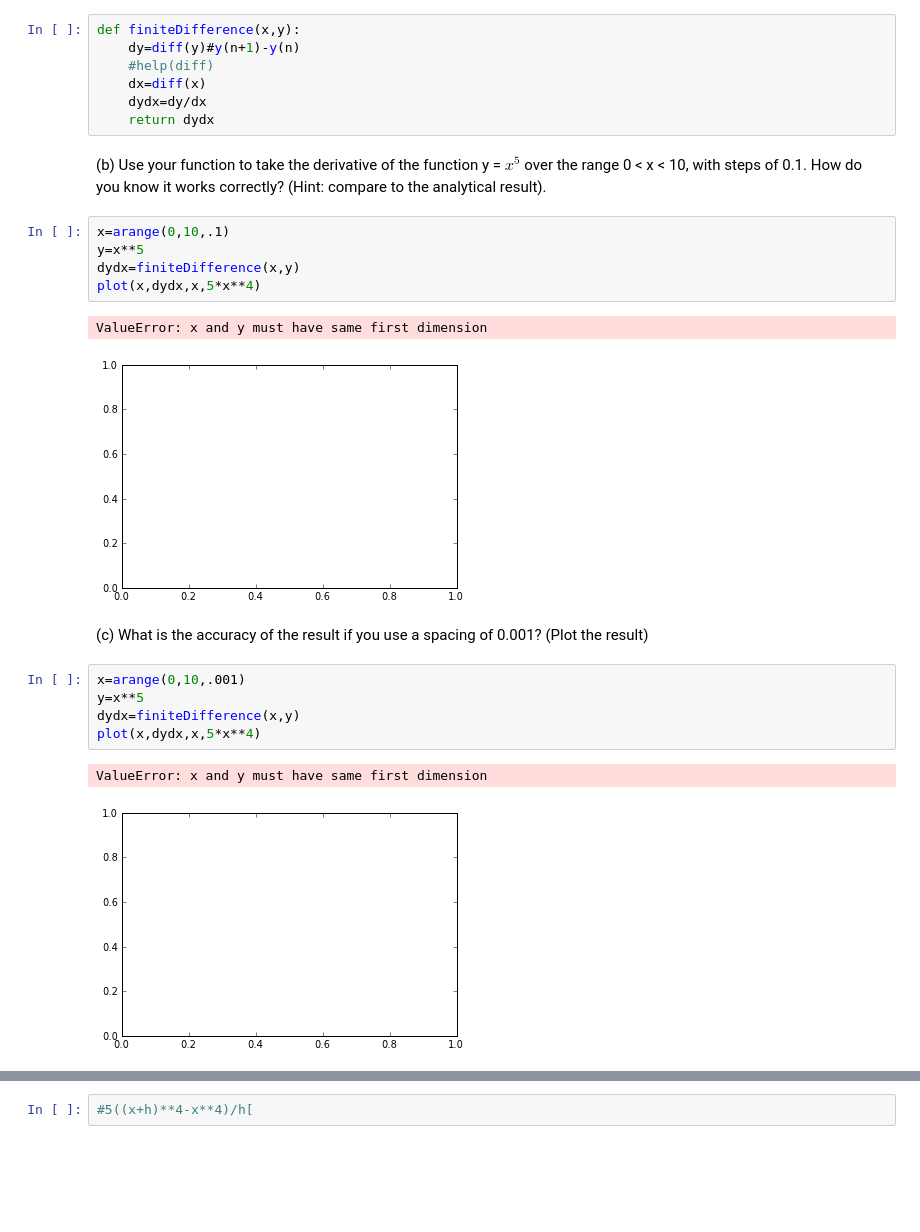
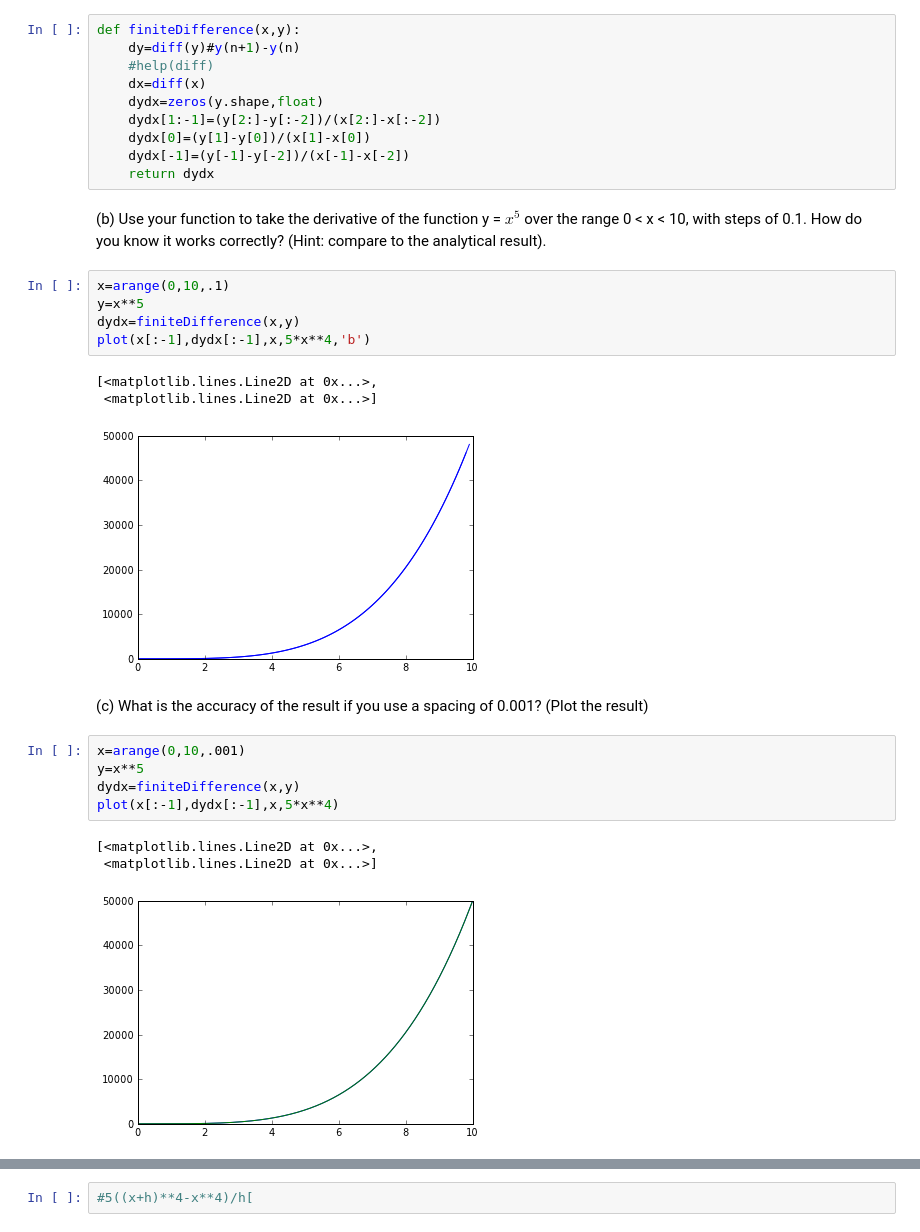
Before and after one commit to ersong/PHYS202-S13, a Jupyter notebook: Week4/InterpAndDiffEx3.ipynb, the cells around one changed output, grey strips where cells are left out. Cells and saved outputs as stored; diff of their text form; blank space fills up the shorter version.

```diff
--- a/Week4/InterpAndDiffEx3.ipynb
+++ b/Week4/InterpAndDiffEx3.ipynb
@@ -100,7 +117,10 @@ def finiteDifference(x,y):
     dy=diff(y)#y(n+1)-y(n)
     #help(diff)
     dx=diff(x)
-    dydx=dy/dx
+    dydx=zeros(y.shape,float)
+    dydx[1:-1]=(y[2:]-y[:-2])/(x[2:]-x[:-2])
+    dydx[0]=(y[1]-y[0])/(x[1]-x[0])
+    dydx[-1]=(y[-1]-y[-2])/(x[-1]-x[-2])
     return dydx
 # %% [markdown]
 (b) Use your function to take the derivative of the function y = $x^5$ over the range 0 < x <
@@ -108,19 +128,21 @@ def finiteDifference(x,y):
 # %%
 x=arange(0,10,.1)
 y=x**5
 dydx=finiteDifference(x,y)
-plot(x,dydx,x,5*x**4)
+plot(x[:-1],dydx[:-1],x,5*x**4,'b')
 # %% [output]
-ValueError: x and y must have same first dimension
+[<matplotlib.lines.Line2D at 0x...>,
+ <matplotlib.lines.Line2D at 0x...>]
-[figure, old version]
+[figure, new version]
 # %% [markdown]
 (c) What is the accuracy of the result if you use a spacing of 0.001? (Plot the result)
 # %%
 x=arange(0,10,.001)
 y=x**5
 dydx=finiteDifference(x,y)
-plot(x,dydx,x,5*x**4)
+plot(x[:-1],dydx[:-1],x,5*x**4)
 # %% [output]
-ValueError: x and y must have same first dimension
+[<matplotlib.lines.Line2D at 0x...>,
+ <matplotlib.lines.Line2D at 0x...>]
-[figure, old version]
+[figure, new version]
 # %% [markdown]
```
Also changed, not shown: parts of 6 cells of this notebook.
